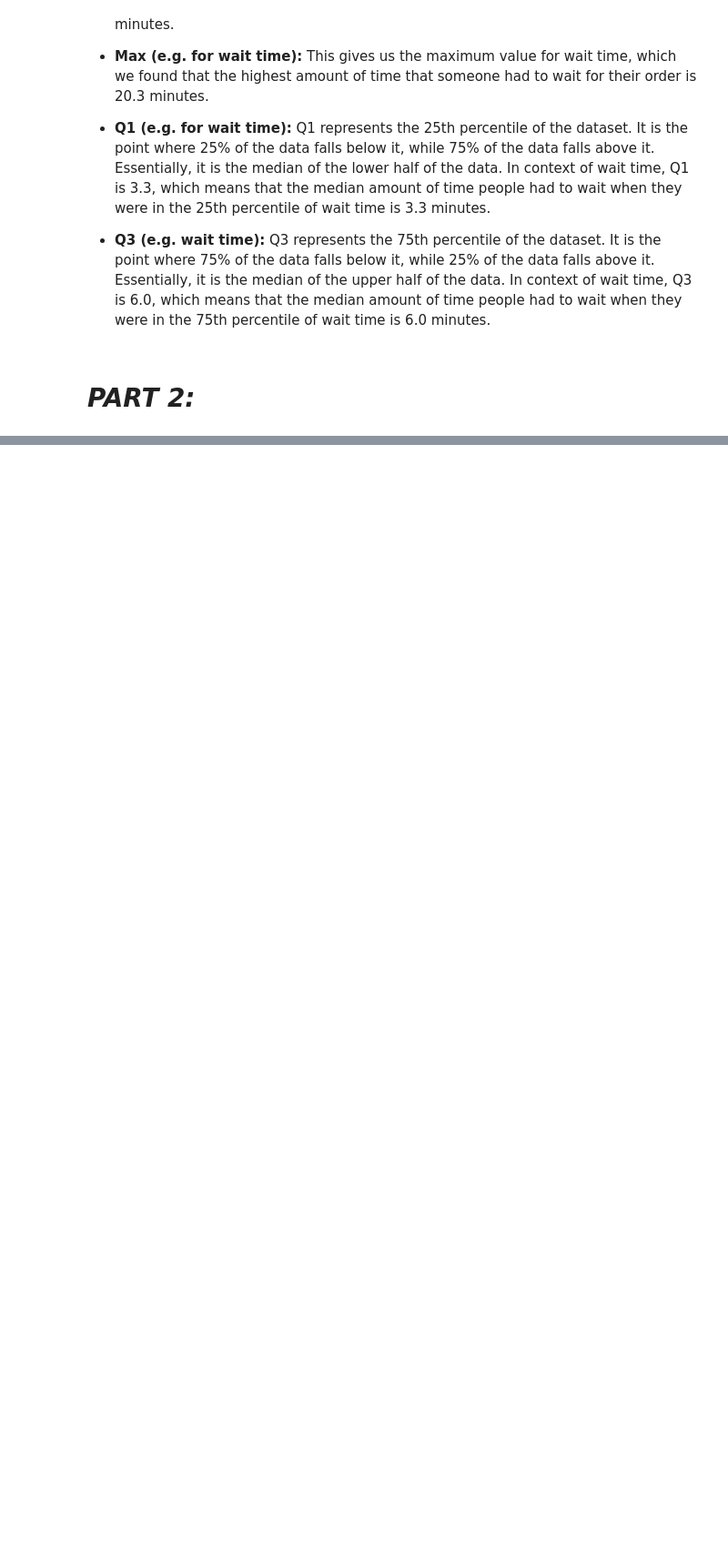
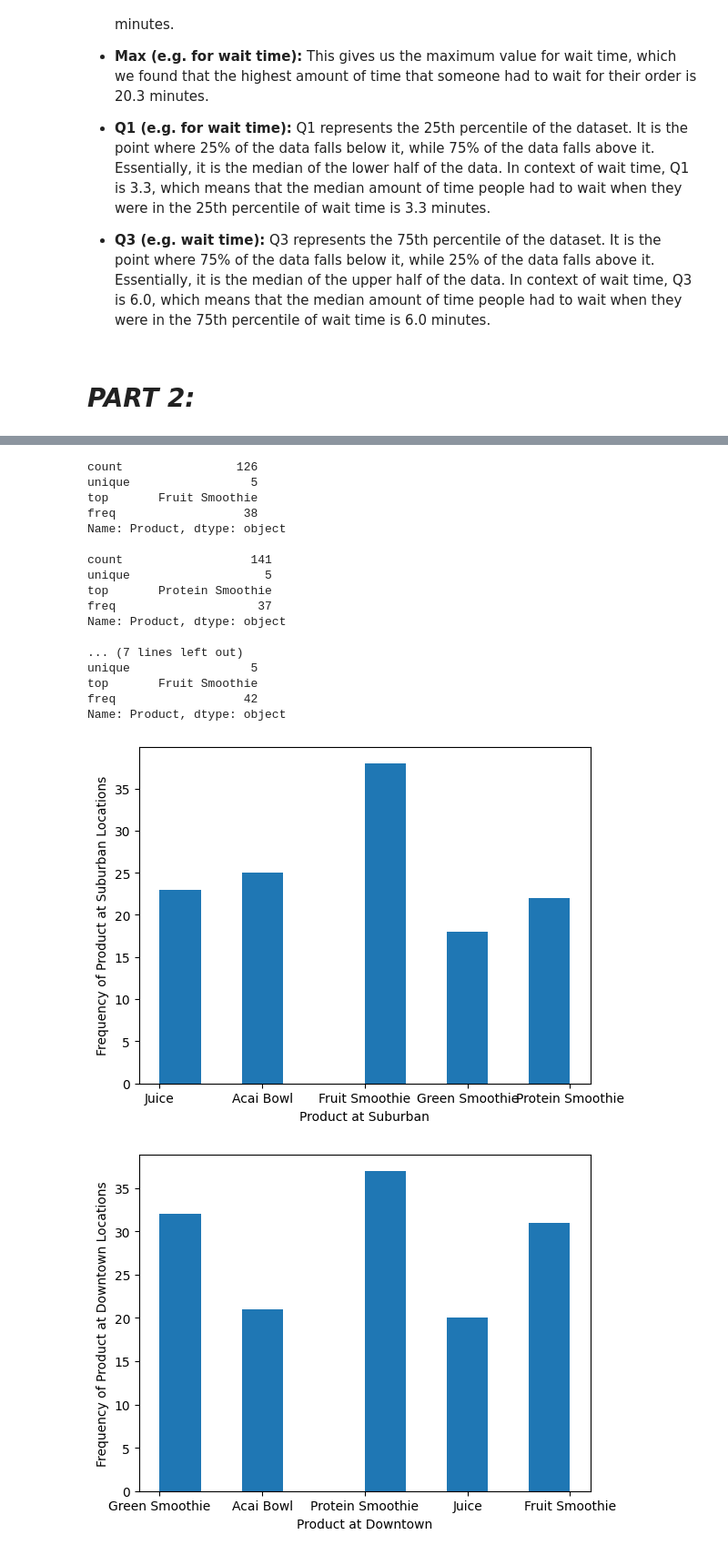
Before and after one commit to AD8787/AP-Stats-DS, a Jupyter notebook: BlendLab.ipynb, the cells around one changed output, grey strips where cells are left out. Shown at 91% size. Saved outputs shown, nothing was run; the diff lists cells and outputs as text; code cells hidden in the pictures; blank space fills up the shorter version.

```diff
--- a/BlendLab.ipynb
+++ b/BlendLab.ipynb
@@ -346,0 +408,68 @@ Number of potential wait time outliers: 21
+# %%
+#Distribution of Products in the Four Locations
+
+suburban = df[df["Location"] == "Suburban"] #creates dataframe for suburban location
+suburban_products = suburban[["Product"]] #gets the products that are offered at the suburban location
+
+plt.figure()
+plt.hist(suburban_products) #makes a histogram
+plt.xlabel("Product at Suburban")
+plt.ylabel("Frequency of Product at Suburban Locations")
+
+print(suburban["Product"].describe(), "\n")
+
+#repeat steps for downtown
+
+downtown = df[df["Location"] == "Downtown"]
+downtown_products = downtown[["Product"]]
+
+plt.figure()
+plt.hist(downtown_products)
+plt.xlabel("Product at Downtown")
+plt.ylabel("Frequency of Product at Downtown Locations")
+
+print(downtown["Product"].describe(), "\n")
+
+#repeat steps for fitness district
+
+fitness_district = df[df["Location"] == "Fitness District"]
+fitness_district_products = fitness_district[["Product"]]
+
+plt.figure()
+plt.hist(fitness_district_products)
+plt.xlabel("Product at Fitness District")
+plt.ylabel("Frequency of Product at Fitness District Locations")
+
+print(fitness_district["Product"].describe(), "\n")
+
+#repreat steps for university
+
+university = df[df["Location"] == "University"]
+university_products = university[["Product"]]
+
+plt.figure()
+plt.hist(university_products)
+plt.xlabel("Product at University")
+plt.ylabel("Frequency of Product at University Locations")
+
+print(university["Product"].describe(), "\n")
+# %% [output]
+count                126
+unique                 5
+top       Fruit Smoothie
+freq                  38
+Name: Product, dtype: object
+
+count                  141
+unique                   5
+top       Protein Smoothie
+freq                    37
+Name: Product, dtype: object
+
+... (7 lines left out)
+unique                 5
+top       Fruit Smoothie
+freq                  42
+Name: Product, dtype: object
+[figure, added]
+[figure, added]
```
Also changed, not shown: parts of 11 cells of this notebook.
